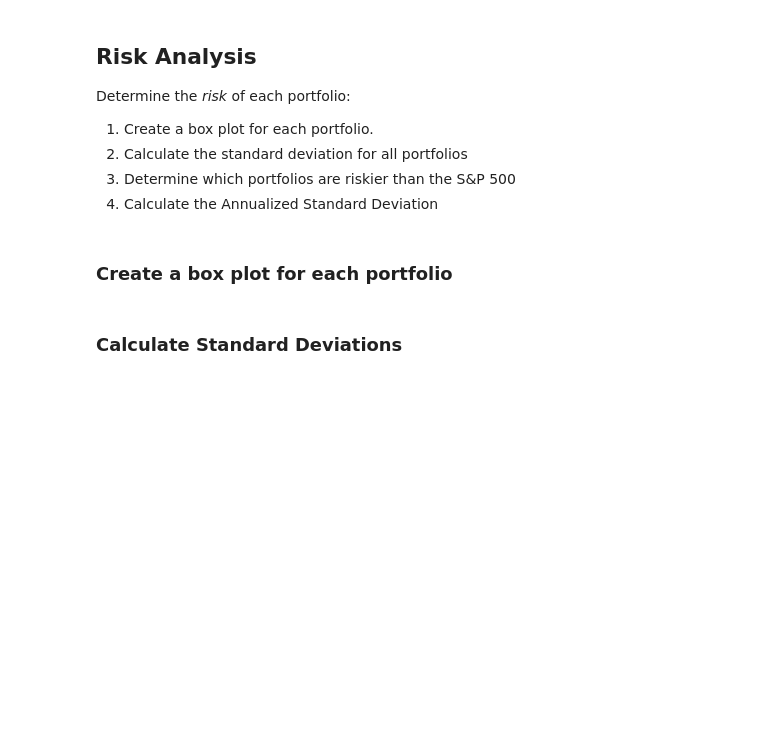
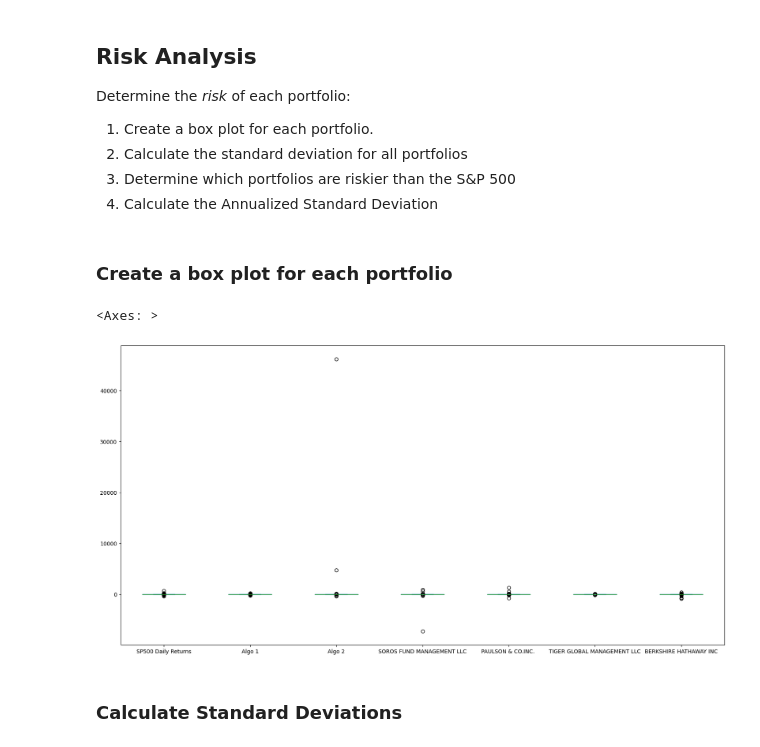
Before and after one commit to bittraidr/Challenge_4, a Jupyter notebook: whale_analysis.ipynb, the cells around one changed output. Saved outputs shown, nothing was run; the diff lists cells and outputs as text; code cells hidden in the pictures; blank space fills up the shorter version.

```diff
--- a/whale_analysis.ipynb
+++ b/whale_analysis.ipynb
@@ -285,5 +288,10 @@ Determine the _risk_ of each portfolio:
 ### Create a box plot for each portfolio
 # %%
 # Box plot to visually show risk
+
+combined_daily.plot.box(figsize=(20,10))
+# %% [output]
+<Axes: >
+[figure, added]
 # %% [markdown]
 ### Calculate Standard Deviations
```
Also changed, not shown: parts of 15 cells of this notebook.
